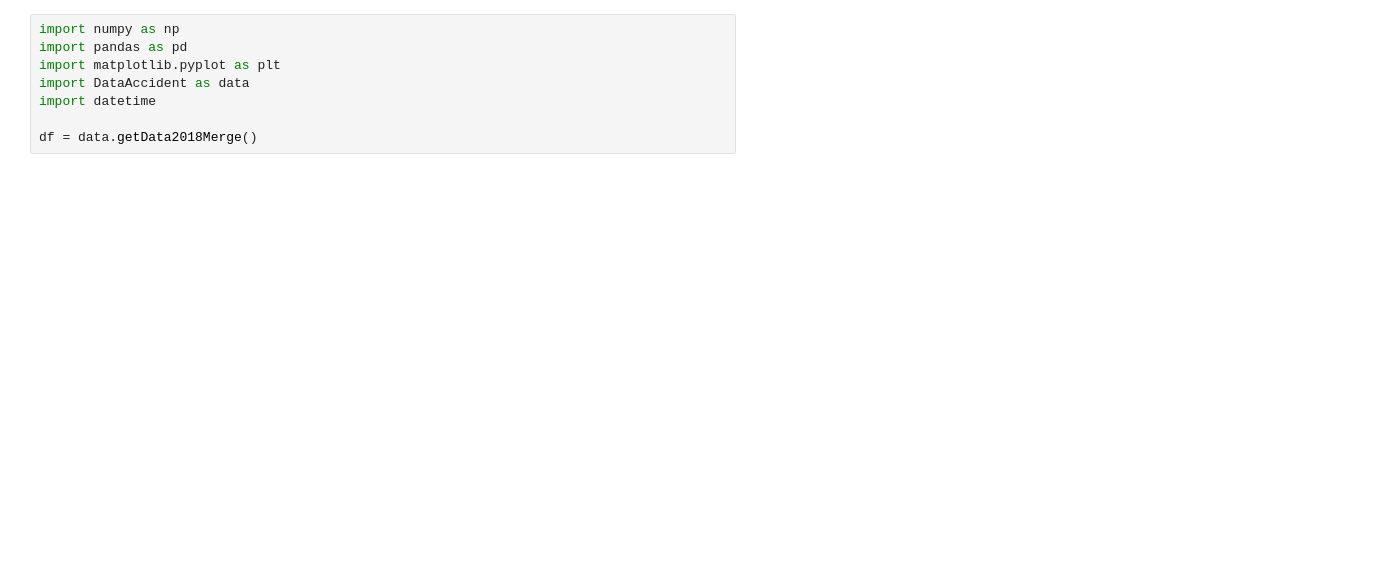
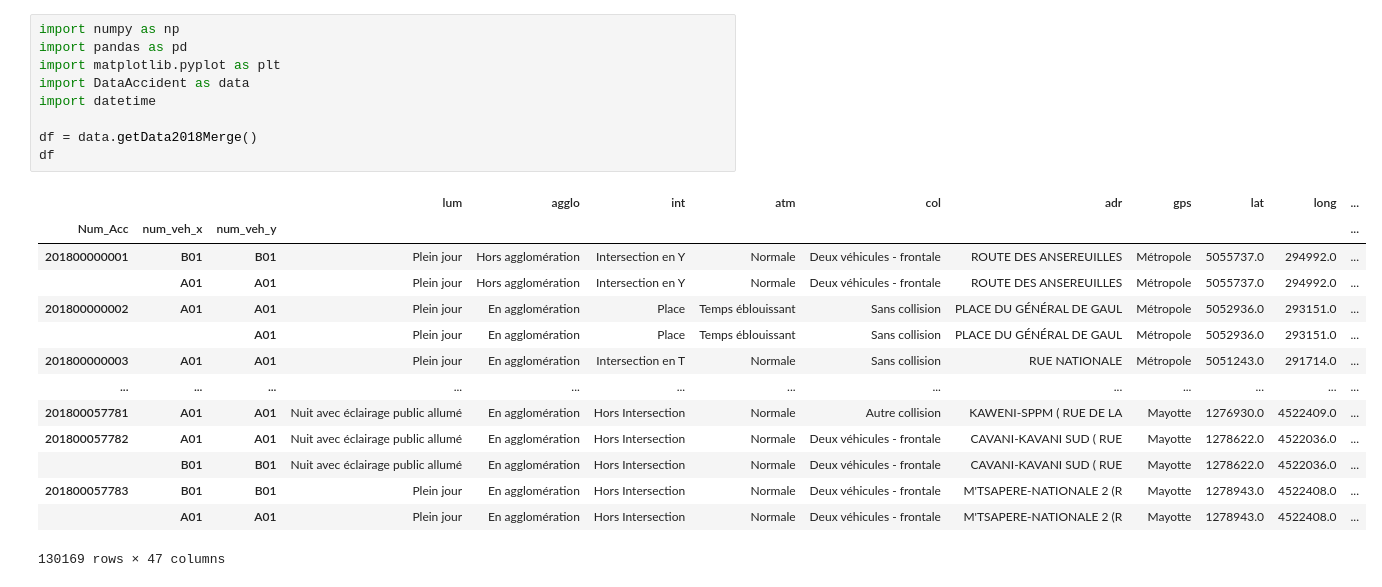
Before and after one commit to Darman09/-Data-Science-Road-Accident, a Jupyter notebook: Vizualisation.ipynb, the cells around one changed output. Cells and saved outputs as stored; diff of their text form; blank space fills up the shorter version.

Commit message:
Add Stacked bar and table

```diff
--- a/Vizualisation.ipynb
+++ b/Vizualisation.ipynb
@@ -1,9 +1,25 @@
 # %%
 import numpy as np
 import pandas as pd
 import matplotlib.pyplot as plt
 import DataAccident as data
 import datetime
 
 df = data.getData2018Merge()
+df
+# %% [output]
+|  |  |  | lum | agglo | int | atm | col | adr | gps | lat | long | ... |
+| Num_Acc | num_veh_x | num_veh_y |  |  |  |  |  |  |  |  |  | ... |
+| 201800000001 | B01 | B01 | Plein jour | Hors agglomération | Intersection en Y | Normale | Deux véhicules - frontale | ROUTE DES ANSEREUILLES | Métropole | 5055737.0 | 294992.0 | ... |
+|  | A01 | A01 | Plein jour | Hors agglomération | Intersection en Y | Normale | Deux véhicules - frontale | ROUTE DES ANSEREUILLES | Métropole | 5055737.0 | 294992.0 | ... |
+| 201800000002 | A01 | A01 | Plein jour | En agglomération | Place | Temps éblouissant | Sans collision | PLACE DU GÉNÉRAL DE GAUL | Métropole | 5052936.0 | 293151.0 | ... |
+|  |  | A01 | Plein jour | En agglomération | Place | Temps éblouissant | Sans collision | PLACE DU GÉNÉRAL DE GAUL | Métropole | 5052936.0 | 293151.0 | ... |
+| 201800000003 | A01 | A01 | Plein jour | En agglomération | Intersection en T | Normale | Sans collision | RUE NATIONALE | Métropole | 5051243.0 | 291714.0 | ... |
+| ... | ... | ... | ... | ... | ... | ... | ... | ... | ... | ... | ... | ... |
+| 201800057781 | A01 | A01 | Nuit avec éclairage public allumé | En agglomération | Hors Intersection | Normale | Autre collision | KAWENI-SPPM ( RUE DE LA | Mayotte | 1276930.0 | 4522409.0 | ... |
+| 201800057782 | A01 | A01 | Nuit avec éclairage public allumé | En agglomération | Hors Intersection | Normale | Deux véhicules - frontale | CAVANI-KAVANI SUD ( RUE | Mayotte | 1278622.0 | 4522036.0 | ... |
+|  | B01 | B01 | Nuit avec éclairage public allumé | En agglomération | Hors Intersection | Normale | Deux véhicules - frontale | CAVANI-KAVANI SUD ( RUE | Mayotte | 1278622.0 | 4522036.0 | ... |
+| 201800057783 | B01 | B01 | Plein jour | En agglomération | Hors Intersection | Normale | Deux véhicules - frontale | M'TSAPERE-NATIONALE 2 (R | Mayotte | 1278943.0 | 4522408.0 | ... |
+|  | A01 | A01 | Plein jour | En agglomération | Hors Intersection | Normale | Deux véhicules - frontale | M'TSAPERE-NATIONALE 2 (R | Mayotte | 1278943.0 | 4522408.0 | ... |
+130169 rows × 47 columns
 # %%
```
Also changed, not shown: parts of 3 cells of this notebook, 2 other files.
